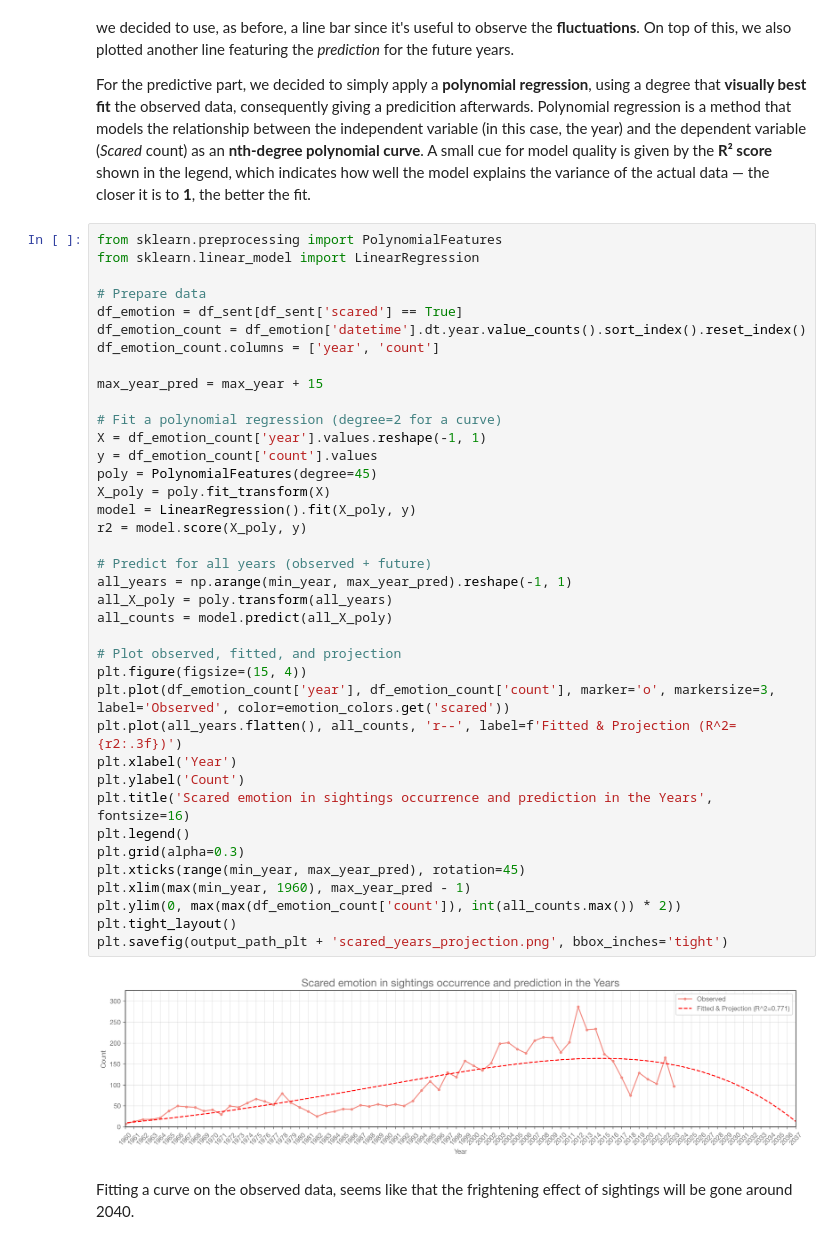
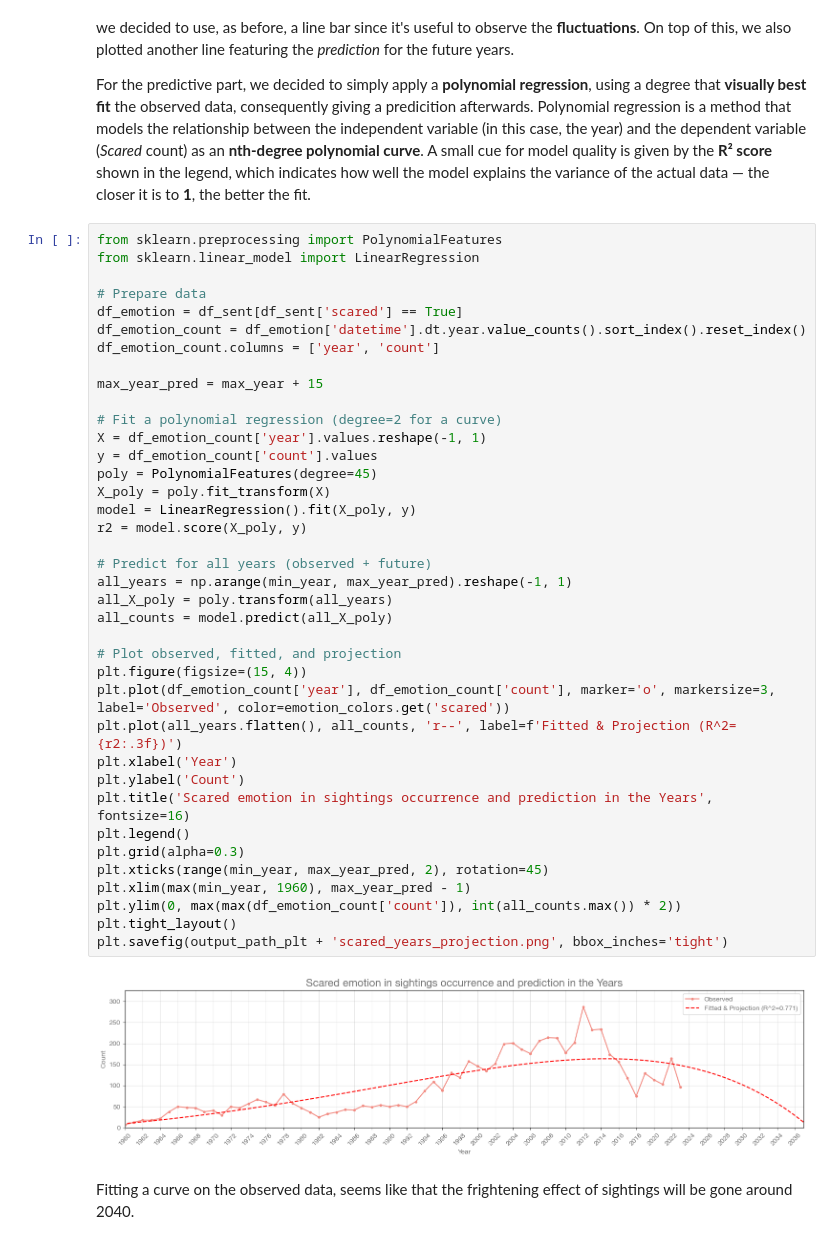
Before and after one commit to BalducciFrancesco/02806-Social-Data-Analysis-and-Visualization, a Jupyter notebook: assets/sources/final-project.ipynb, the cells around one changed output. Saved outputs shown, nothing was run; the diff lists cells and outputs as text.

```diff
--- a/assets/sources/final-project.ipynb
+++ b/assets/sources/final-project.ipynb
@@ -617,35 +617,35 @@ df_emotion_count.columns = ['year', 'count']
 
 max_year_pred = max_year + 15
 
 # Fit a polynomial regression (degree=2 for a curve)
 X = df_emotion_count['year'].values.reshape(-1, 1)
 y = df_emotion_count['count'].values
 poly = PolynomialFeatures(degree=45)
 X_poly = poly.fit_transform(X)
 model = LinearRegression().fit(X_poly, y)
 r2 = model.score(X_poly, y)
 
 # Predict for all years (observed + future)
 all_years = np.arange(min_year, max_year_pred).reshape(-1, 1)
 all_X_poly = poly.transform(all_years)
 all_counts = model.predict(all_X_poly)
 
 # Plot observed, fitted, and projection
 plt.figure(figsize=(15, 4))
 plt.plot(df_emotion_count['year'], df_emotion_count['count'], marker='o', markersize=3, label='Observed', color=emotion_colors.get('scared'))
 plt.plot(all_years.flatten(), all_counts, 'r--', label=f'Fitted & Projection (R^2={r2:.3f})')
 plt.xlabel('Year')
 plt.ylabel('Count')
 plt.title('Scared emotion in sightings occurrence and prediction in the Years', fontsize=16)
 plt.legend()
 plt.grid(alpha=0.3)
-plt.xticks(range(min_year, max_year_pred), rotation=45)
+plt.xticks(range(min_year, max_year_pred, 2), rotation=45)
 plt.xlim(max(min_year, 1960), max_year_pred - 1)
 plt.ylim(0, max(max(df_emotion_count['count']), int(all_counts.max()) * 2))
 plt.tight_layout()
 plt.savefig(output_path_plt + 'scared_years_projection.png', bbox_inches='tight')
 # %% [output]
-[figure, old version]
+[figure, new version]
 # %% [markdown]
 Fitting a curve on the observed data, seems like that the frightening effect of sightings will be gone around 2040.
 # %% [markdown]
```
Also changed, not shown: parts of 3 cells of this notebook, 5 other files.
